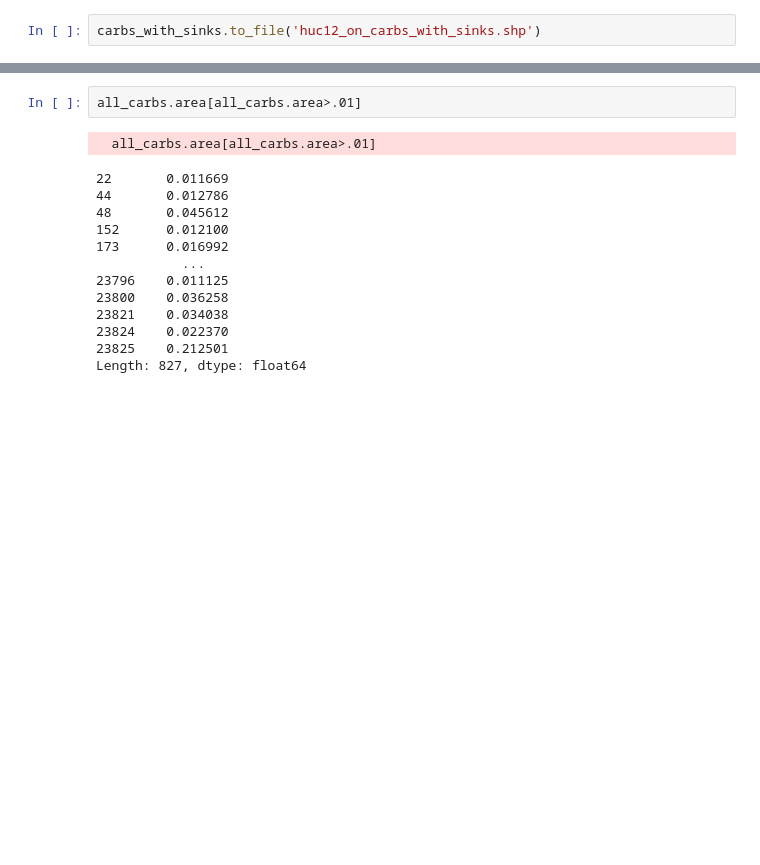
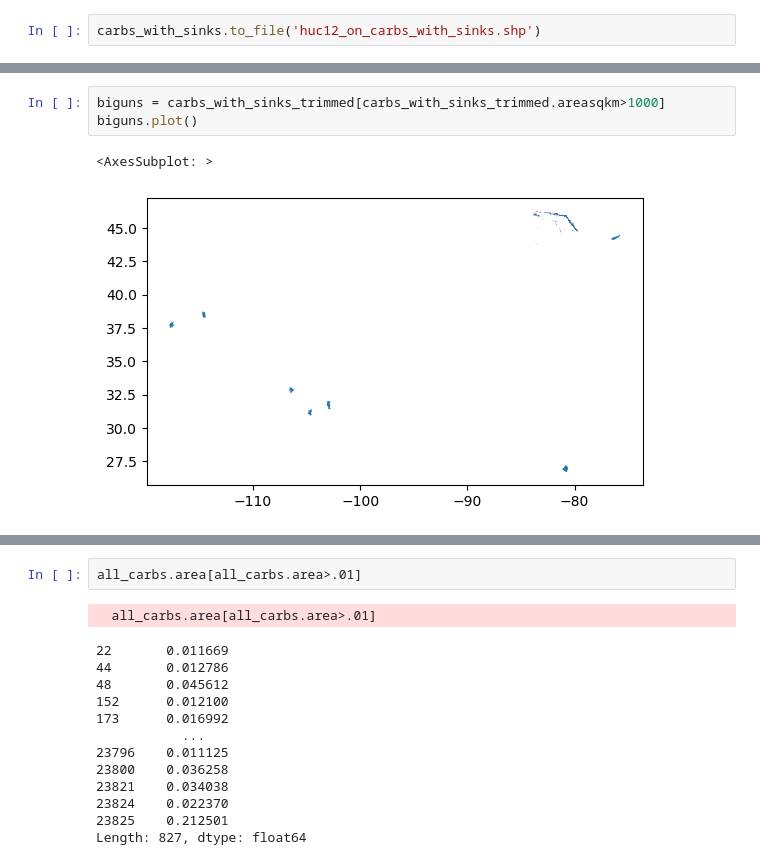
Before and after one commit to CovingtonResearchGroup/sinkhole_analysis, a Jupyter notebook: HUC-karst-trimming.ipynb, the cells around one changed output, grey strips where cells are left out. Saved outputs shown, nothing was run; the diff lists cells and outputs as text; blank space fills up the shorter version.

```diff
--- a/HUC-karst-trimming.ipynb
+++ b/HUC-karst-trimming.ipynb
@@ -399,0 +450,6 @@ carbs_with_sinks.to_file('huc12_on_carbs_with_sinks.shp')
+# %%
+biguns = carbs_with_sinks_trimmed[carbs_with_sinks_trimmed.areasqkm>1000]
+biguns.plot()
+# %% [output]
+<AxesSubplot: >
+[figure, added]
```
Also changed, not shown: parts of 15 cells of this notebook.
